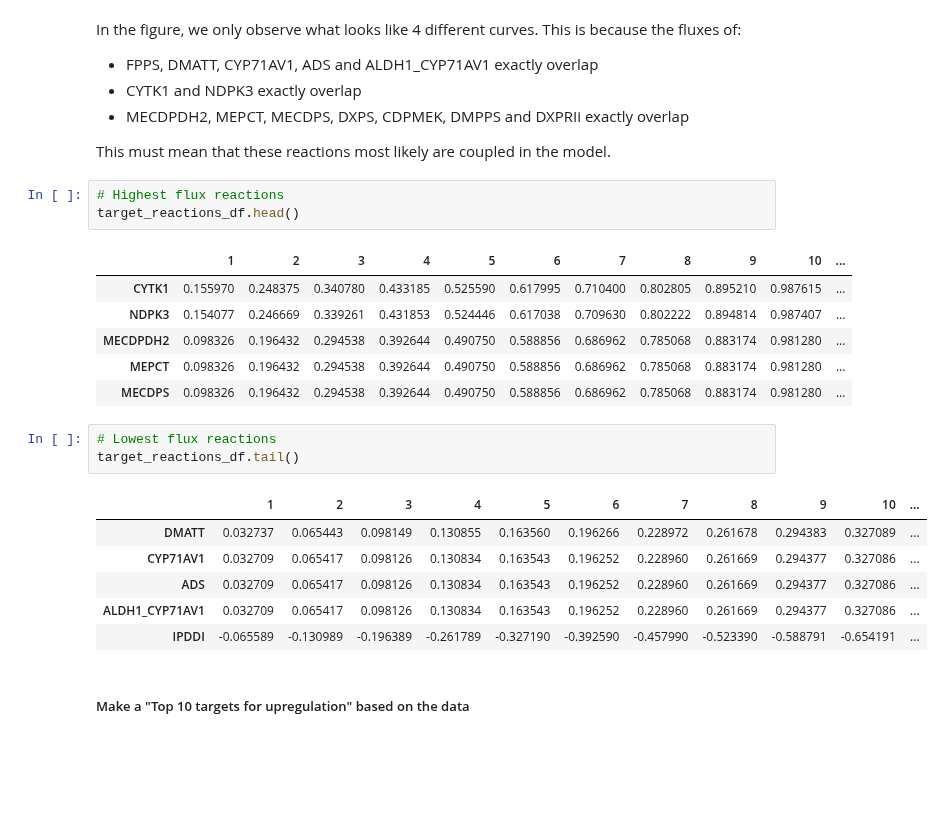
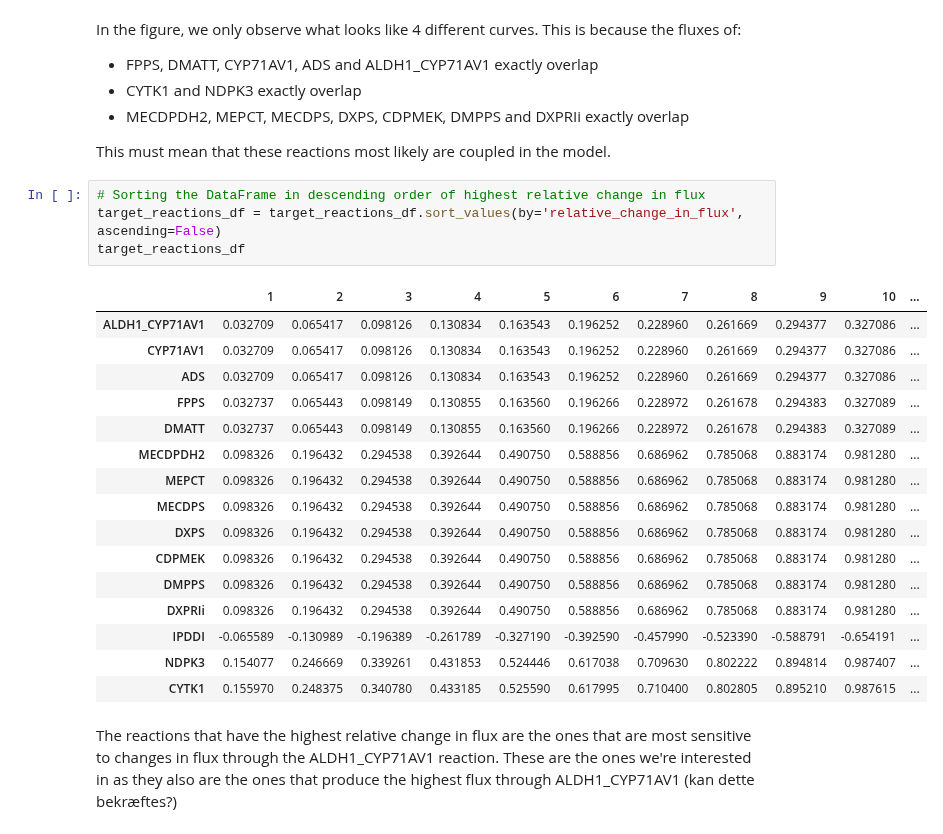
Before and after one commit to 27410/group-assignment-group6, a Jupyter notebook: 5_FSEOF_analysis.ipynb, the cells around one changed output. Cells and saved outputs as stored; diff of their text form; blank space fills up the shorter version.

```diff
--- a/5_FSEOF_analysis.ipynb
+++ b/5_FSEOF_analysis.ipynb
@@ -143,25 +148,26 @@ In the figure, we only observe what looks like 4 different curves. This is becau
 - MECDPDH2, MEPCT, MECDPS, DXPS, CDPMEK, DMPPS and DXPRIi exactly overlap
 
 This must mean that these reactions most likely are coupled in the model.
-# %%
-# Highest flux reactions
-target_reactions_df.head()
-# %% [output]
-|  | 1 | 2 | 3 | 4 | 5 | 6 | 7 | 8 | 9 | 10 | ... |
-| CYTK1 | 0.155970 | 0.248375 | 0.340780 | 0.433185 | 0.525590 | 0.617995 | 0.710400 | 0.802805 | 0.895210 | 0.987615 | ... |
-| NDPK3 | 0.154077 | 0.246669 | 0.339261 | 0.431853 | 0.524446 | 0.617038 | 0.709630 | 0.802222 | 0.894814 | 0.987407 | ... |
-| MECDPDH2 | 0.098326 | 0.196432 | 0.294538 | 0.392644 | 0.490750 | 0.588856 | 0.686962 | 0.785068 | 0.883174 | 0.981280 | ... |
-| MEPCT | 0.098326 | 0.196432 | 0.294538 | 0.392644 | 0.490750 | 0.588856 | 0.686962 | 0.785068 | 0.883174 | 0.981280 | ... |
-| MECDPS | 0.098326 | 0.196432 | 0.294538 | 0.392644 | 0.490750 | 0.588856 | 0.686962 | 0.785068 | 0.883174 | 0.981280 | ... |
-# %%
-# Lowest flux reactions
-target_reactions_df.tail()
-# %% [output]
-|  | 1 | 2 | 3 | 4 | 5 | 6 | 7 | 8 | 9 | 10 | ... |
-| DMATT | 0.032737 | 0.065443 | 0.098149 | 0.130855 | 0.163560 | 0.196266 | 0.228972 | 0.261678 | 0.294383 | 0.327089 | ... |
-| CYP71AV1 | 0.032709 | 0.065417 | 0.098126 | 0.130834 | 0.163543 | 0.196252 | 0.228960 | 0.261669 | 0.294377 | 0.327086 | ... |
-| ADS | 0.032709 | 0.065417 | 0.098126 | 0.130834 | 0.163543 | 0.196252 | 0.228960 | 0.261669 | 0.294377 | 0.327086 | ... |
-| ALDH1_CYP71AV1 | 0.032709 | 0.065417 | 0.098126 | 0.130834 | 0.163543 | 0.196252 | 0.228960 | 0.261669 | 0.294377 | 0.327086 | ... |
-| IPDDI | -0.065589 | -0.130989 | -0.196389 | -0.261789 | -0.327190 | -0.392590 | -0.457990 | -0.523390 | -0.588791 | -0.654191 | ... |
-# %% [markdown]
-##### Make a "Top 10 targets for upregulation" based on the data
+# %%
+# Sorting the DataFrame in descending order of highest relative change in flux
+target_reactions_df = target_reactions_df.sort_values(by='relative_change_in_flux', ascending=False)
+target_reactions_df
+# %% [output]
+|  | 1 | 2 | 3 | 4 | 5 | 6 | 7 | 8 | 9 | 10 | ... |
+| ALDH1_CYP71AV1 | 0.032709 | 0.065417 | 0.098126 | 0.130834 | 0.163543 | 0.196252 | 0.228960 | 0.261669 | 0.294377 | 0.327086 | ... |
+| CYP71AV1 | 0.032709 | 0.065417 | 0.098126 | 0.130834 | 0.163543 | 0.196252 | 0.228960 | 0.261669 | 0.294377 | 0.327086 | ... |
+| ADS | 0.032709 | 0.065417 | 0.098126 | 0.130834 | 0.163543 | 0.196252 | 0.228960 | 0.261669 | 0.294377 | 0.327086 | ... |
+| FPPS | 0.032737 | 0.065443 | 0.098149 | 0.130855 | 0.163560 | 0.196266 | 0.228972 | 0.261678 | 0.294383 | 0.327089 | ... |
+| DMATT | 0.032737 | 0.065443 | 0.098149 | 0.130855 | 0.163560 | 0.196266 | 0.228972 | 0.261678 | 0.294383 | 0.327089 | ... |
+| MECDPDH2 | 0.098326 | 0.196432 | 0.294538 | 0.392644 | 0.490750 | 0.588856 | 0.686962 | 0.785068 | 0.883174 | 0.981280 | ... |
+| MEPCT | 0.098326 | 0.196432 | 0.294538 | 0.392644 | 0.490750 | 0.588856 | 0.686962 | 0.785068 | 0.883174 | 0.981280 | ... |
+| MECDPS | 0.098326 | 0.196432 | 0.294538 | 0.392644 | 0.490750 | 0.588856 | 0.686962 | 0.785068 | 0.883174 | 0.981280 | ... |
+| DXPS | 0.098326 | 0.196432 | 0.294538 | 0.392644 | 0.490750 | 0.588856 | 0.686962 | 0.785068 | 0.883174 | 0.981280 | ... |
+| CDPMEK | 0.098326 | 0.196432 | 0.294538 | 0.392644 | 0.490750 | 0.588856 | 0.686962 | 0.785068 | 0.883174 | 0.981280 | ... |
+| DMPPS | 0.098326 | 0.196432 | 0.294538 | 0.392644 | 0.490750 | 0.588856 | 0.686962 | 0.785068 | 0.883174 | 0.981280 | ... |
+| DXPRIi | 0.098326 | 0.196432 | 0.294538 | 0.392644 | 0.490750 | 0.588856 | 0.686962 | 0.785068 | 0.883174 | 0.981280 | ... |
+| IPDDI | -0.065589 | -0.130989 | -0.196389 | -0.261789 | -0.327190 | -0.392590 | -0.457990 | -0.523390 | -0.588791 | -0.654191 | ... |
+| NDPK3 | 0.154077 | 0.246669 | 0.339261 | 0.431853 | 0.524446 | 0.617038 | 0.709630 | 0.802222 | 0.894814 | 0.987407 | ... |
+| CYTK1 | 0.155970 | 0.248375 | 0.340780 | 0.433185 | 0.525590 | 0.617995 | 0.710400 | 0.802805 | 0.895210 | 0.987615 | ... |
+# %% [markdown]
+The reactions that have the highest relative change in flux are the ones that are most sensitive to changes in flux through the ALDH1_CYP71AV1 reaction. These are the ones we're interested in as they also are the ones that produce the highest flux through ALDH1_CYP71AV1 (kan dette bekræftes?)
```
Also changed, not shown: parts of 8 cells of this notebook.
